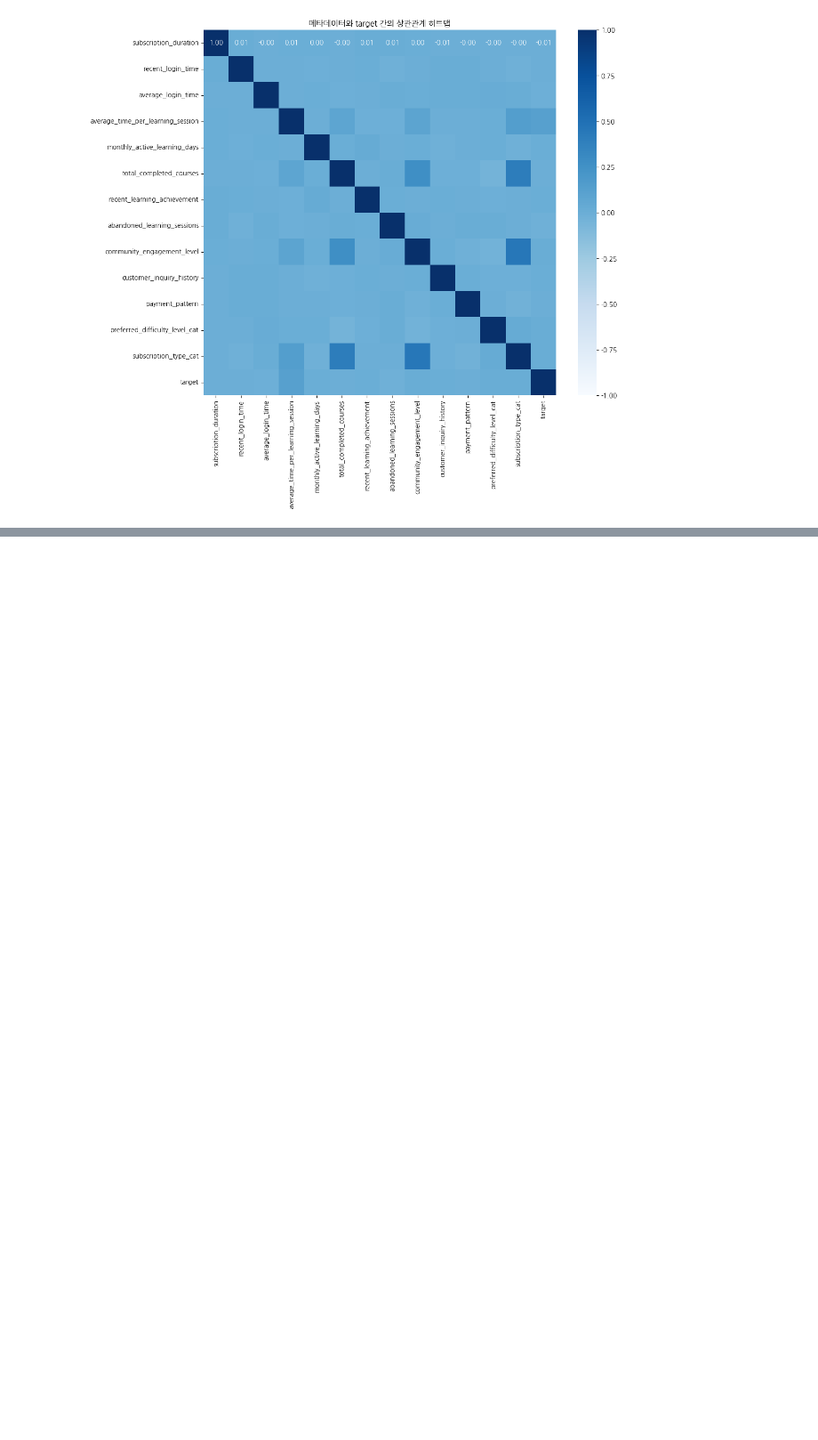
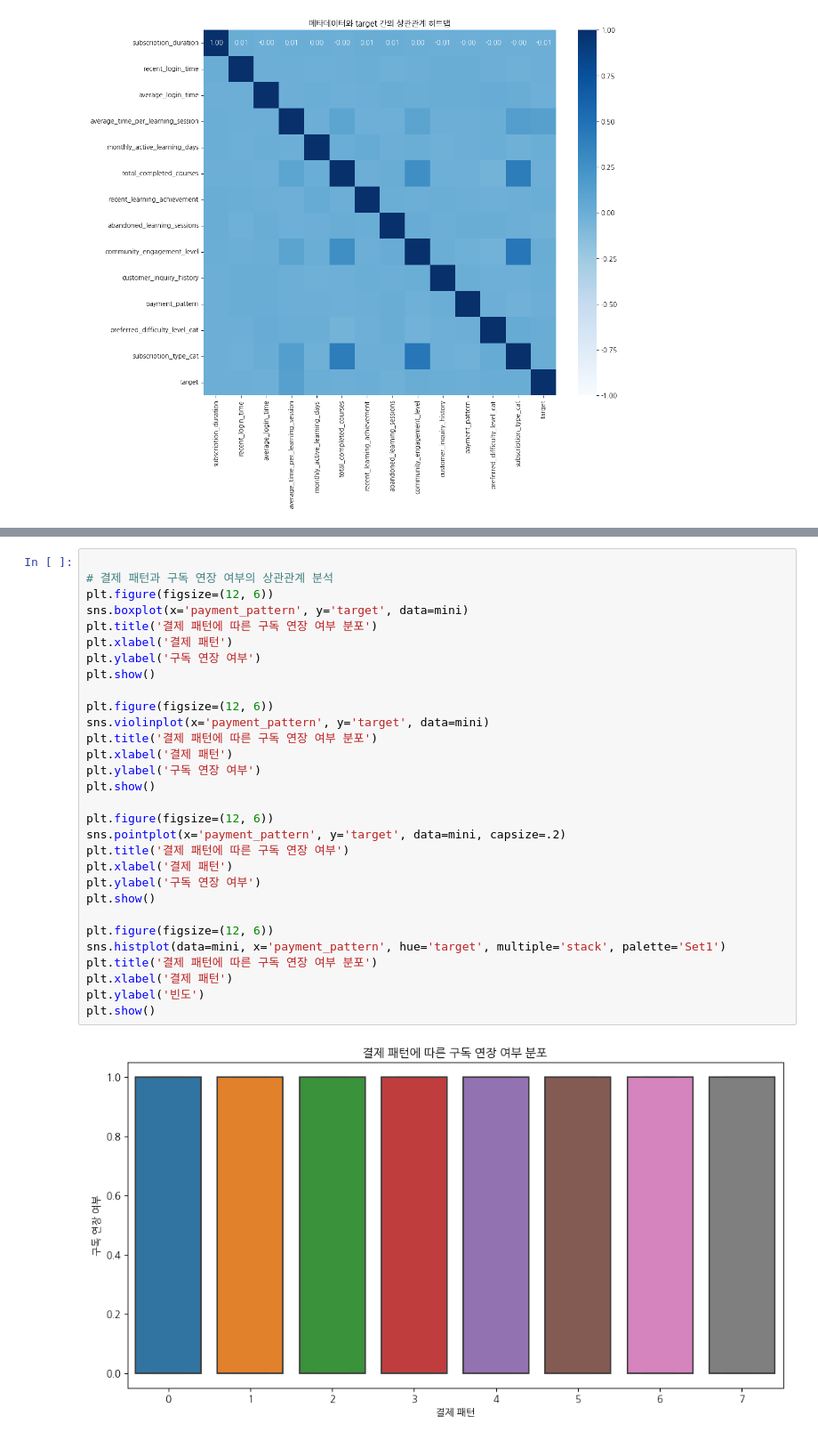
Before and after one commit to youngho-chae/wassup3, a Jupyter notebook: 05_Data_Analysis/DA_Mini_Project.ipynb, the cells around one changed output, grey strips where cells are left out. Shown at 89% size. Cells and saved outputs as stored; diff of their text form; blank space fills up the shorter version.

```diff
--- a/05_Data_Analysis/DA_Mini_Project.ipynb
+++ b/05_Data_Analysis/DA_Mini_Project.ipynb
@@ -722,0 +850,32 @@ plt.show()
+# %%
+
+# 결제 패턴과 구독 연장 여부의 상관관계 분석
+plt.figure(figsize=(12, 6))
+sns.boxplot(x='payment_pattern', y='target', data=mini)
+plt.title('결제 패턴에 따른 구독 연장 여부 분포')
+plt.xlabel('결제 패턴')
+plt.ylabel('구독 연장 여부')
+plt.show()
+
+plt.figure(figsize=(12, 6))
+sns.violinplot(x='payment_pattern', y='target', data=mini)
+plt.title('결제 패턴에 따른 구독 연장 여부 분포')
+plt.xlabel('결제 패턴')
+plt.ylabel('구독 연장 여부')
+plt.show()
+
+plt.figure(figsize=(12, 6))
+sns.pointplot(x='payment_pattern', y='target', data=mini, capsize=.2)
+plt.title('결제 패턴에 따른 구독 연장 여부')
+plt.xlabel('결제 패턴')
+plt.ylabel('구독 연장 여부')
+plt.show()
+
+plt.figure(figsize=(12, 6))
+sns.histplot(data=mini, x='payment_pattern', hue='target', multiple='stack', palette='Set1')
+plt.title('결제 패턴에 따른 구독 연장 여부 분포')
+plt.xlabel('결제 패턴')
+plt.ylabel('빈도')
+plt.show()
+# %% [output]
+[figure, added]
```
Also changed, not shown: parts of 28 cells of this notebook.
